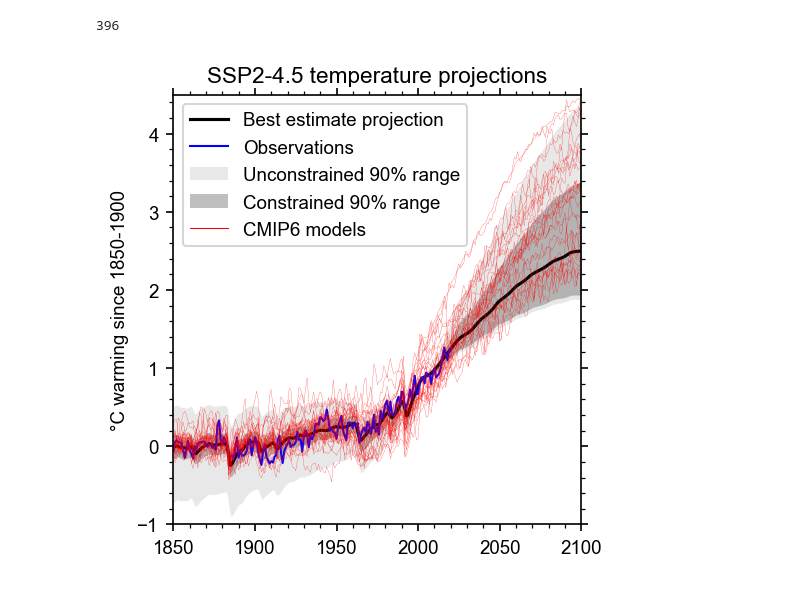
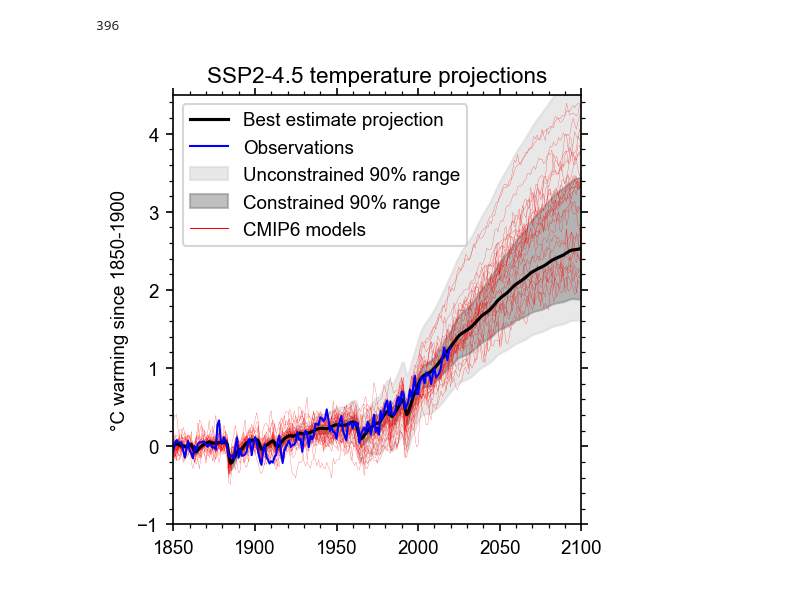
Before and after one commit to chrisroadmap/cb-emulators, a Jupyter notebook: notebooks/03_constraining.ipynb, the cells around one changed output. Saved outputs shown, nothing was run; the diff lists cells and outputs as text; code cells hidden in the pictures.

```diff
--- a/notebooks/03_constraining.ipynb
+++ b/notebooks/03_constraining.ipynb
@@ -103,45 +103,50 @@ print(np.sum(accept_ssp245))
 # %%
 # Also get SSP2-4.5
 ssp245 = pd.read_csv('../data_output/ssp245.csv', index_col=0)
+# %%
+OFFSET = 0
+PERIOD = slice(100,151)
+# %%
+ssp245 = ssp245.sub(ssp245.loc[:,'1850-07-01':'1900-07-01'].mean(axis=1), axis=0) + OFFSET
 # %%
+pl.plot(np.arange(1850, 2101), ssp245.T, color='red', lw=0.1)
+
 pl.fill_between(
     np.arange(1850, 2101),
-    np.percentile(T[100:,:]-np.mean(T[245:265,:], axis=0) + 0.85, 5, axis=1),
-    np.percentile(T[100:,:]-np.mean(T[245:265,:], axis=0) + 0.85, 95, axis=1),
-    color='lightgray', lw=0, alpha=0.5,
+    np.percentile(T[100:,:]-np.mean(T[PERIOD,:], axis=0) + OFFSET, 5, axis=1),
+    np.percentile(T[100:,:]-np.mean(T[PERIOD,:], axis=0) + OFFSET, 95, axis=1),
+    color='lightgray', lw=1, alpha=0.5,
     label='Unconstrained 90% range'
 )
 pl.fill_between(
     np.arange(1850, 2101),
-    np.percentile(T[100:,accept_ssp245]-np.mean(T[245:265,accept_ssp245], axis=0) + 0.85, 5, axis=1),
-    np.percentile(T[100:,accept_ssp245]-np.mean(T[245:265,accept_ssp245], axis=0) + 0.85, 95, axis=1),
-    color='gray', lw=0, alpha=0.5,
+    np.percentile(T[100:,accept_ssp245]-np.mean(T[PERIOD,accept_ssp245], axis=0) + OFFSET, 5, axis=1),
+    np.percentile(T[100:,accept_ssp245]-np.mean(T[PERIOD,accept_ssp245], axis=0) + OFFSET, 95, axis=1),
+    color='gray', lw=1, alpha=0.5,
     label='Constrained 90% range'
 )
 pl.plot(
     np.arange(1850, 2101),
-    np.percentile(T[100:,accept_ssp245]-np.mean(T[245:265,accept_ssp245], axis=0) + 0.85, 50, axis=1),
+    np.percentile(T[100:,accept_ssp245]-np.mean(T[PERIOD,accept_ssp245], axis=0) + OFFSET, 50, axis=1),
     color='k',
     label='Best estimate projection'
 )
 pl.plot(np.arange(1850, 2021), temp_gmst, color='blue', label='Observations', lw=1.0)
-
-pl.plot(np.arange(1850, 2101), ssp245.T, color='red', lw=0.1)
 
 line = Line2D([0], [0], label='CMIP6 models', color='red', lw=0.5)
 
 pl.title('SSP2-4.5 temperature projections')
 pl.ylabel('°C warming since 1850-1900')
 pl.xlim(1850, 2100)
 pl.ylim(-1, 4.5)
 
 handles, labels = pl.gca().get_legend_handles_labels()
 handles.extend([line])
 pl.legend(handles=handles, loc='upper left')
 
 pl.savefig('../figures/constraining.png')
 pl.savefig('../figures/constraining.pdf')
 
 pl.tight_layout()
 # %% [output]
-[figure, old version]
+[figure, new version]
```
Also changed, not shown: 2 other files.
